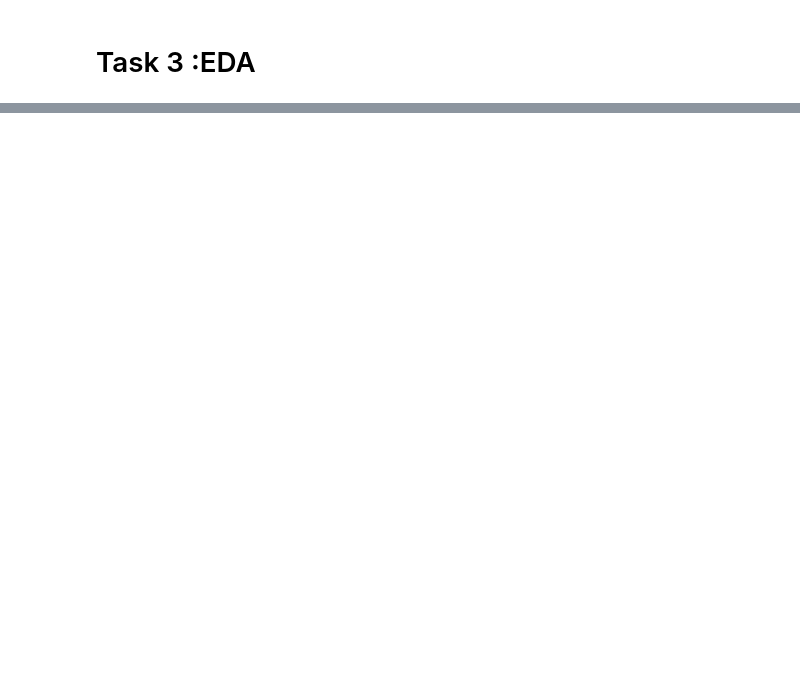
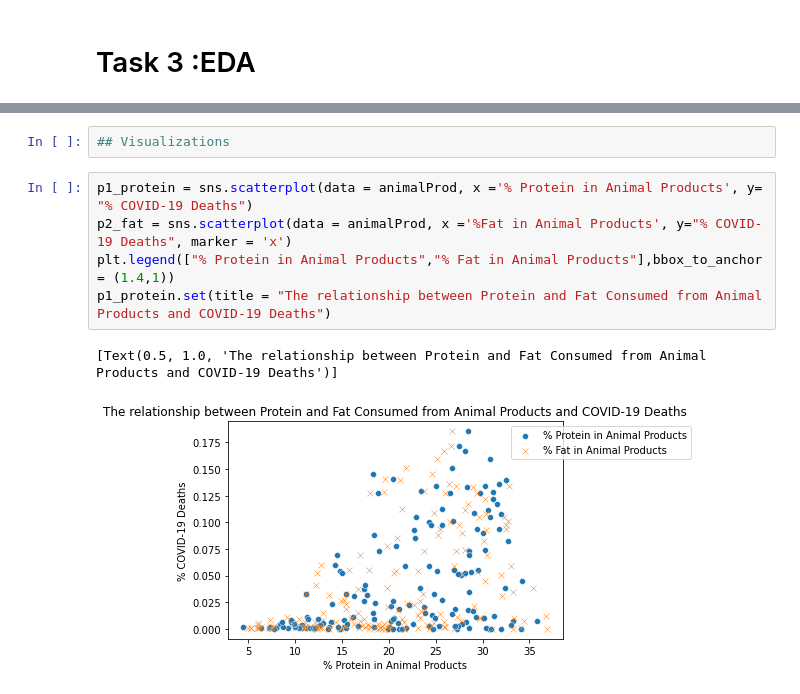
Before and after one commit to data301-2021-summer2/project-group28-project, a Jupyter notebook: analysis/Izgi/Milestone2.ipynb, the cells around one changed output, grey strips where cells are left out. Saved outputs shown, nothing was run; the diff lists cells and outputs as text; blank space fills up the shorter version.

```diff
--- a/analysis/Izgi/Milestone2.ipynb
+++ b/analysis/Izgi/Milestone2.ipynb
@@ -345,0 +348,10 @@ display(profile)
+# %%
+## Visualizations
+# %%
+p1_protein = sns.scatterplot(data = animalProd, x ='% Protein in Animal Products', y= "% COVID-19 Deaths")
+p2_fat = sns.scatterplot(data = animalProd, x ='%Fat in Animal Products', y="% COVID-19 Deaths", marker = 'x')
+plt.legend(["% Protein in Animal Products","% Fat in Animal Products"],bbox_to_anchor = (1.4,1))
+p1_protein.set(title = "The relationship between Protein and Fat Consumed from Animal Products and COVID-19 Deaths")
+# %% [output]
+[Text(0.5, 1.0, 'The relationship between Protein and Fat Consumed from Animal Products and COVID-19 Deaths')]
+[figure, added]
```
Also changed, not shown: parts of 5 cells of this notebook, 6 other files.
